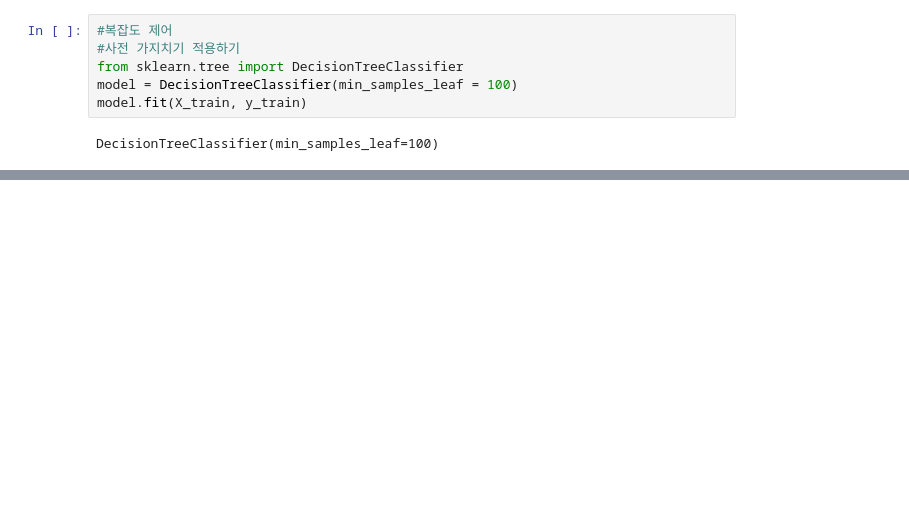
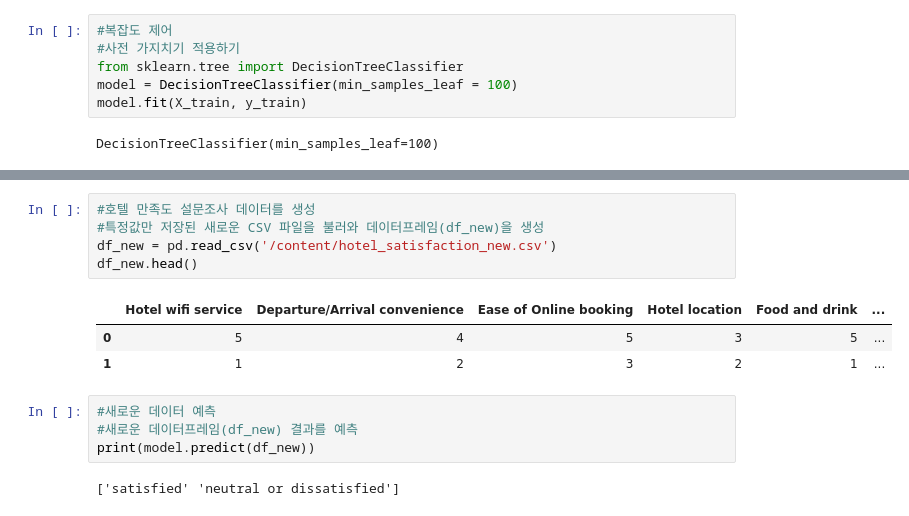
Before and after one commit to kswkm/AI_Colab, a Jupyter notebook: Decision_Tree.ipynb, the cells around one changed output, grey strips where cells are left out. Drawn from its saved outputs; the diff is of its cells as text; blank space fills up the shorter version.

```diff
--- a/Decision_Tree.ipynb
+++ b/Decision_Tree.ipynb
@@ -193,0 +218,15 @@ DecisionTreeClassifier(min_samples_leaf=100)
+# %%
+#호텔 만족도 설문조사 데이터를 생성
+#특정값만 저장된 새로운 CSV 파일을 불러와 데이터프레임(df_new)을 생성
+df_new = pd.read_csv('/content/hotel_satisfaction_new.csv')
+df_new.head()
+# %% [output]
+|  | Hotel wifi service | Departure/Arrival convenience | Ease of Online booking | Hotel location | Food and drink | ... |
+| 0 | 5 | 4 | 5 | 3 | 5 | ... |
+| 1 | 1 | 2 | 3 | 2 | 1 | ... |
+# %%
+#새로운 데이터 예측
+#새로운 데이터프레임(df_new) 결과를 예측
+print(model.predict(df_new))
+# %% [output]
+['satisfied' 'neutral or dissatisfied']
```
Also changed, not shown: parts of 3 cells of this notebook.
